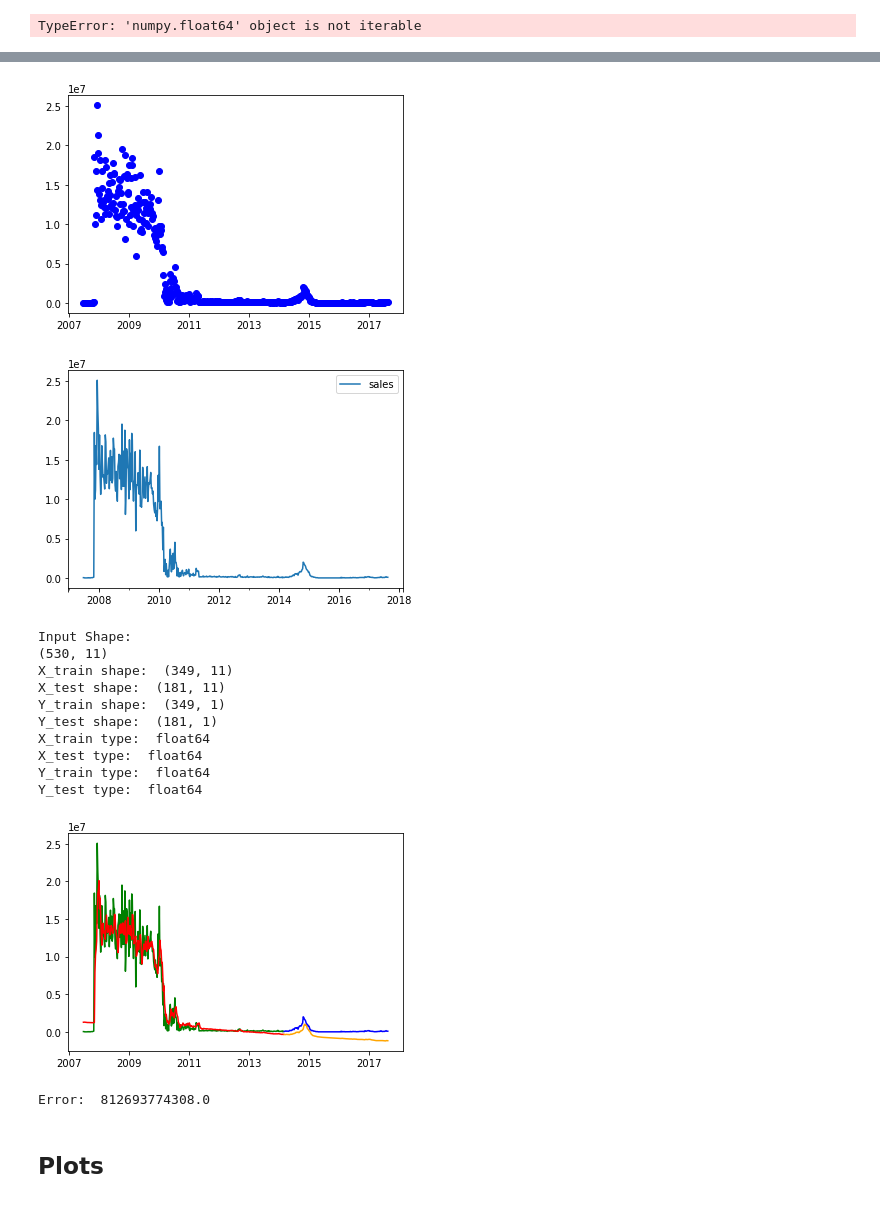
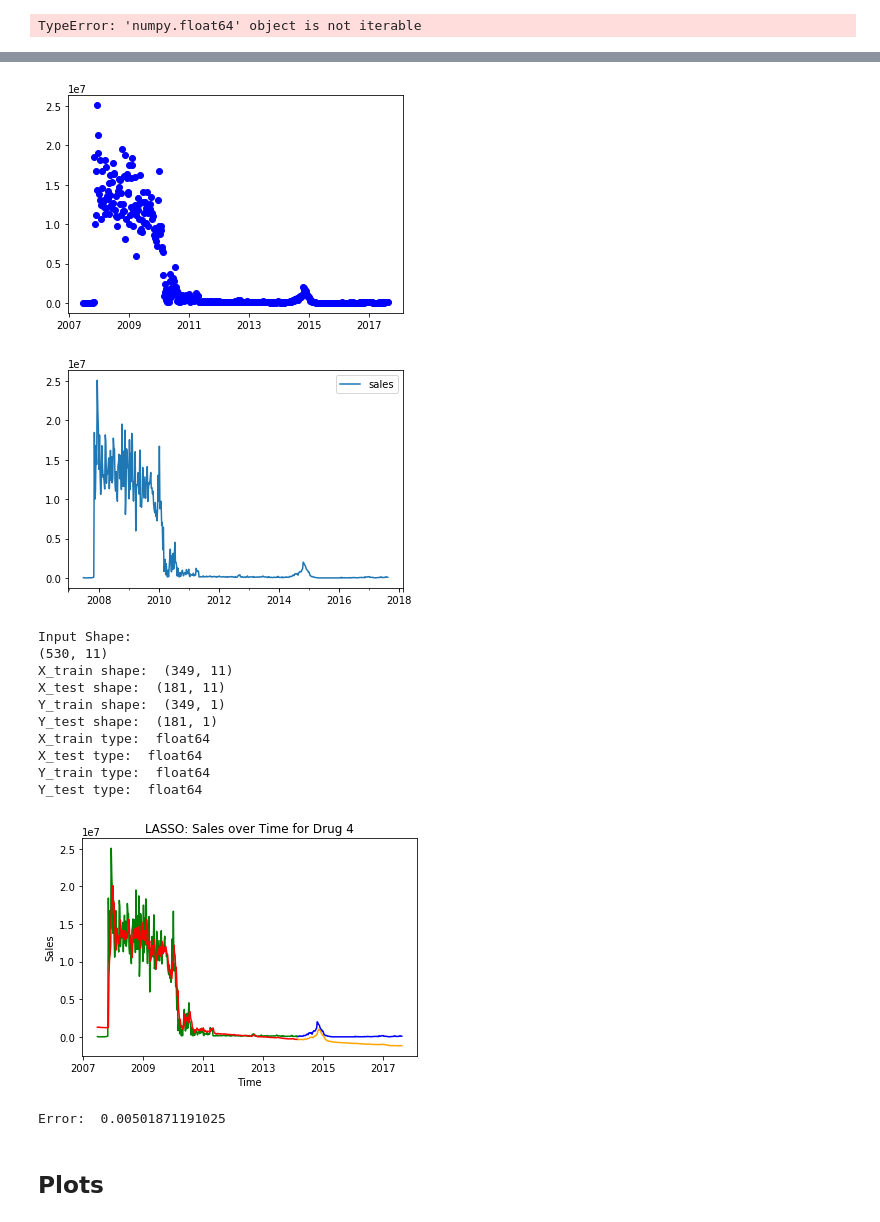
Before and after one commit to slyles1001/DrugData, a Jupyter notebook: drug_analysis.ipynb, the cells around one changed output, grey strips where cells are left out. Saved outputs shown, nothing was run; the diff lists cells and outputs as text; code cells hidden in the pictures.

```diff
--- a/drug_analysis.ipynb
+++ b/drug_analysis.ipynb
@@ -400,7 +398,7 @@ def NN_stuff(tst, trn):
 # %%
 def lasso_stuff(drug, p=0, q=0):
     #drug = NDC you wish to model
-    #p = more words
+    #p = 1 for more words
     #q = unused
     ########################### Reading in data / Preprocessing in general
     #data = impmat()
@@ -510,8 +508,8 @@ def lasso_stuff(drug, p=0, q=0):
     #print(X_convert)
 
     #plot
-    #plt.plot(X_train_64, Y_train, color='green')
-    #plt.plot(X_train_64, pred_trained, color='red')
+    plt.plot(X_train_64, Y_train, color='green')
+    plt.plot(X_train_64, pred_trained, color='red')
     title = "LASSO: Sales over Time for Drug " + str(drug)
     plt.plot(X_test_64, pred, color='orange')
     plt.plot(X_test_64, Y_test, color='blue')
@@ -526,22 +524,22 @@ def lasso_stuff(drug, p=0, q=0):
 
     end = time.time()
 # %%
-lasso_stuff(1);
+lasso_stuff(4, 1);
 # %% [output]
 [figure]
 [figure]
 Input Shape:
 (530, 11)
 X_train shape:  (349, 11)
 X_test shape:  (181, 11)
 Y_train shape:  (349, 1)
 Y_test shape:  (181, 1)
 X_train type:  float64
 X_test type:  float64
 Y_train type:  float64
 Y_test type:  float64
-[figure, old version]
+[figure, new version]
-Error:  812693774308.0
+Error:  0.00501871191025
 # %%
 def testing_setup():
     df = pd.HDFStore("drugdata.h5")["dat"]
```
Also changed, not shown: parts of 1 cell of this notebook.
